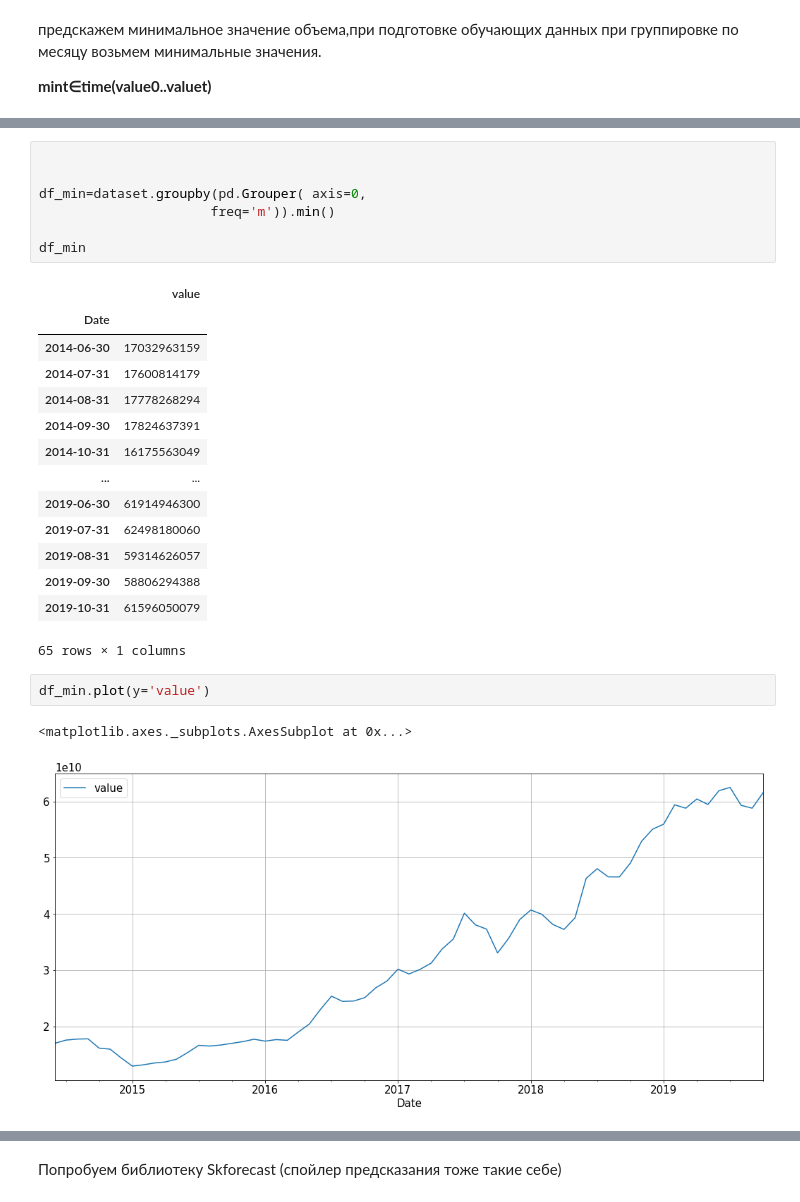
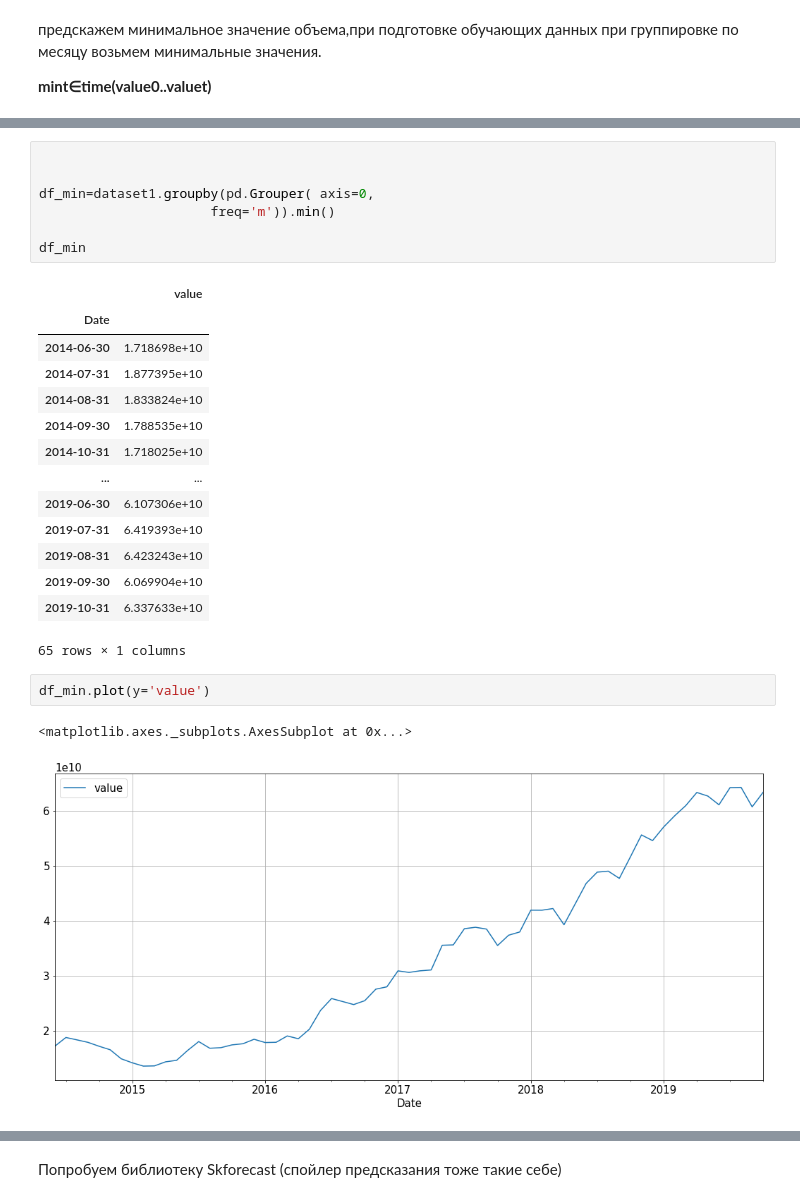
Before and after one commit to NickPavlovskii/sber, a Jupyter notebook: sber_prediction_v2.ipynb, the cells around one changed output, grey strips where cells are left out. Saved outputs shown, nothing was run; the diff lists cells and outputs as text.

```diff
--- a/sber_prediction_v2.ipynb
+++ b/sber_prediction_v2.ipynb
@@ -511,30 +587,30 @@ df_test[['value','predict_final']].plot(figsize=(12,8))
 # %%
 
 
-df_min=dataset.groupby(pd.Grouper( axis=0,
+df_min=dataset1.groupby(pd.Grouper( axis=0,
                       freq='m')).min()
 
 df_min
 # %% [output]
 |  | value |
 | Date |  |
-| 2014-06-30 | 17032963159 |
-| 2014-07-31 | 17600814179 |
-| 2014-08-31 | 17778268294 |
-| 2014-09-30 | 17824637391 |
-| 2014-10-31 | 16175563049 |
+| 2014-06-30 | 1.718698e+10 |
+| 2014-07-31 | 1.877395e+10 |
+| 2014-08-31 | 1.833824e+10 |
+| 2014-09-30 | 1.788535e+10 |
+| 2014-10-31 | 1.718025e+10 |
 | ... | ... |
-| 2019-06-30 | 61914946300 |
-| 2019-07-31 | 62498180060 |
-| 2019-08-31 | 59314626057 |
-| 2019-09-30 | 58806294388 |
-| 2019-10-31 | 61596050079 |
+| 2019-06-30 | 6.107306e+10 |
+| 2019-07-31 | 6.419393e+10 |
+| 2019-08-31 | 6.423243e+10 |
+| 2019-09-30 | 6.069904e+10 |
+| 2019-10-31 | 6.337633e+10 |
 65 rows × 1 columns
 # %%
 df_min.plot(y='value')
 # %% [output]
 <matplotlib.axes._subplots.AxesSubplot at 0x...>
-[figure, old version]
+[figure, new version]
 # %%
 steps = 5
 data_train = df_min[:-steps]
```
Also changed, not shown: parts of 96 cells of this notebook.
